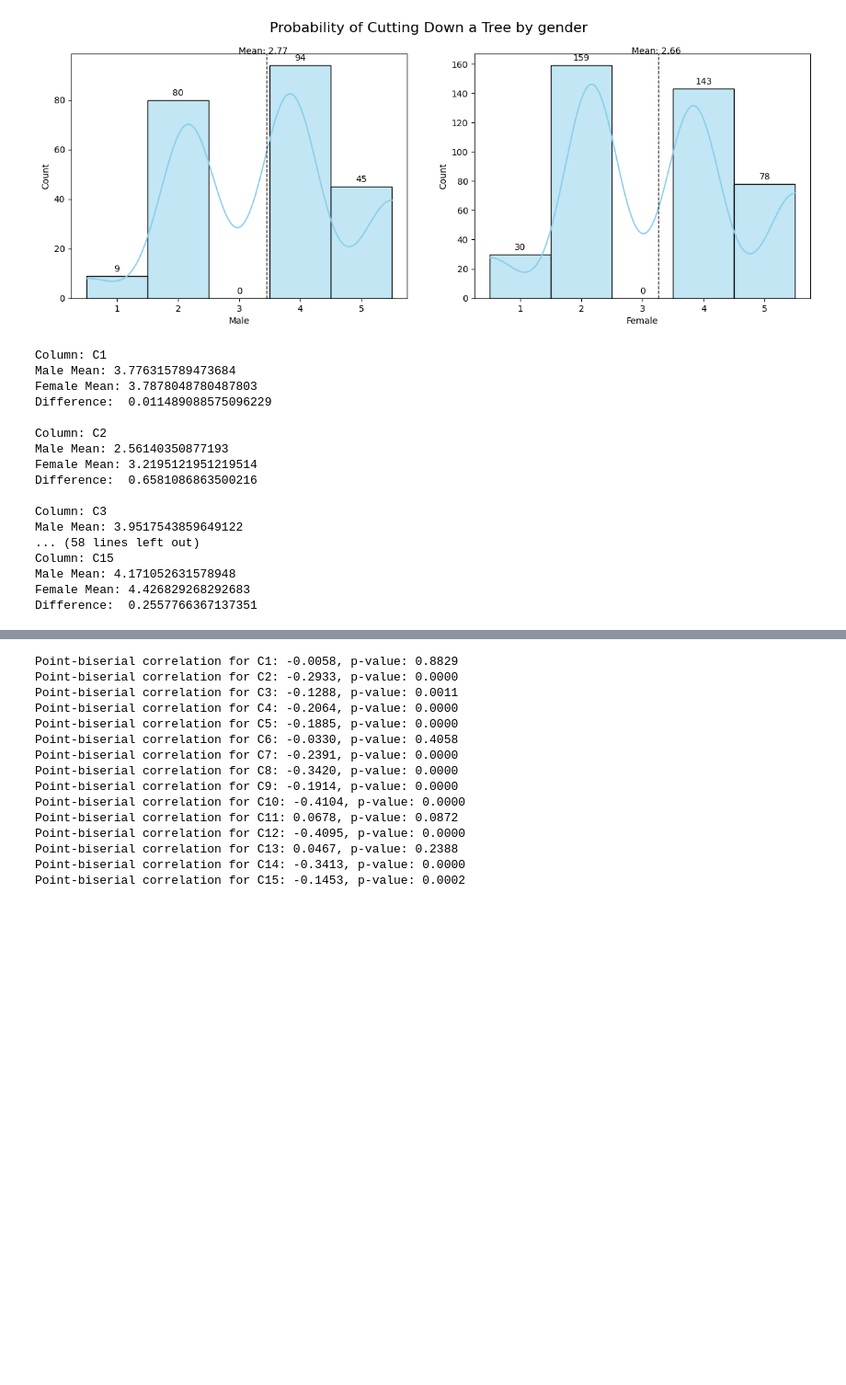
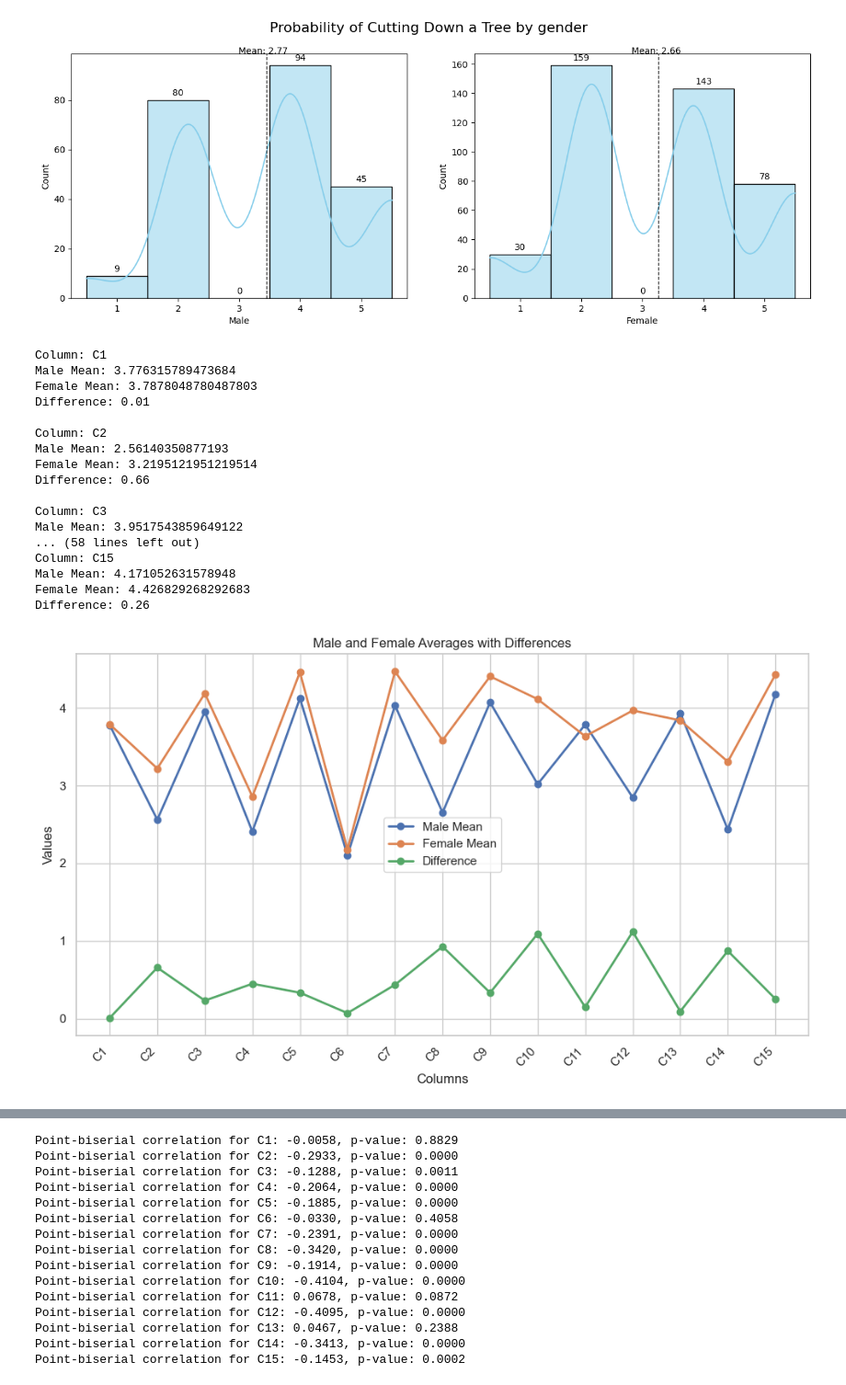
Before and after one commit to Kafrawy31/Data-Science-CW, a Jupyter notebook: main.ipynb, the cells around one changed output, grey strips where cells are left out. Shown at 92% size. Cells and saved outputs as stored; diff of their text form; code cells hidden in the pictures; blank space fills up the shorter version.

```diff
--- a/main.ipynb
+++ b/main.ipynb
@@ -121,26 +121,31 @@ plt.show()
 # %%
 # Columns to iterate over
 columns_to_iterate = [f'C{i}' for i in range(1, 16, 1)]
-biggest_difference = []
+male_means = []  # Replace with your actual male means
+female_means = []  # Replace with your actual female means
+differences = []  # Replace with your actual differences
 
 # Iterate over columns and print means for male and female dataframes
 for column in columns_to_iterate:
     print(f"Column: {column}")
     print(f"Male Mean: {male_data_frame[column].mean()}")
+    male_means.append(male_data_frame[column].mean())
     print(f"Female Mean: {female_data_frame[column].mean()}")
+    female_means.append(female_data_frame[column].mean())
     difference = abs(male_data_frame[column].mean() - female_data_frame[column].mean())
-    print("Difference: ", difference)
+    differences.append(difference)
+    print("Difference: {:.2f}".format(difference))
     print()
 # %% [output]
 Column: C1
 Male Mean: 3.776315789473684
 Female Mean: 3.7878048780487803
-Difference:  0.011489088575096229
+Difference: 0.01
 
 Column: C2
 Male Mean: 2.56140350877193
 Female Mean: 3.2195121951219514
-Difference:  0.6581086863500216
+Difference: 0.66
 
 Column: C3
 Male Mean: 3.9517543859649122
@@ -148,4 +153,28 @@ Male Mean: 3.9517543859649122
 Column: C15
 Male Mean: 4.171052631578948
 Female Mean: 4.426829268292683
-Difference:  0.2557766367137351
+Difference: 0.26
+# %%
+columns_to_iterate = ['C1', 'C2', 'C3', 'C4', 'C5', 'C6', 'C7', 'C8', 'C9', 'C10', 'C11', 'C12', 'C13', 'C14', 'C15']  # Replace with your actual column names
+
+# Create a figure and axis
+fig, ax = plt.subplots(figsize=(10, 6))
+
+# Plotting male and female means, and differences using lines
+ax.plot(columns_to_iterate, male_means, marker='o', label='Male Mean', linestyle='-', linewidth=2)
+ax.plot(columns_to_iterate, female_means, marker='o', label='Female Mean', linestyle='-', linewidth=2)
+ax.plot(columns_to_iterate, differences, marker='o', label='Difference', linestyle='-', linewidth=2)
+
+# Add labels, title, and legend
+ax.set_xlabel('Columns')
+ax.set_ylabel('Values')
+ax.set_title('Male and Female Averages with Differences')
+ax.legend()
+
+# Show the plot
+plt.xticks(rotation=45, ha='right')  # Rotate x-axis labels for better readability
+plt.tight_layout()
+plt.grid(True)
+plt.show()
+# %% [output]
+[figure, added]
```
Also changed, not shown: parts of 4 cells of this notebook.
